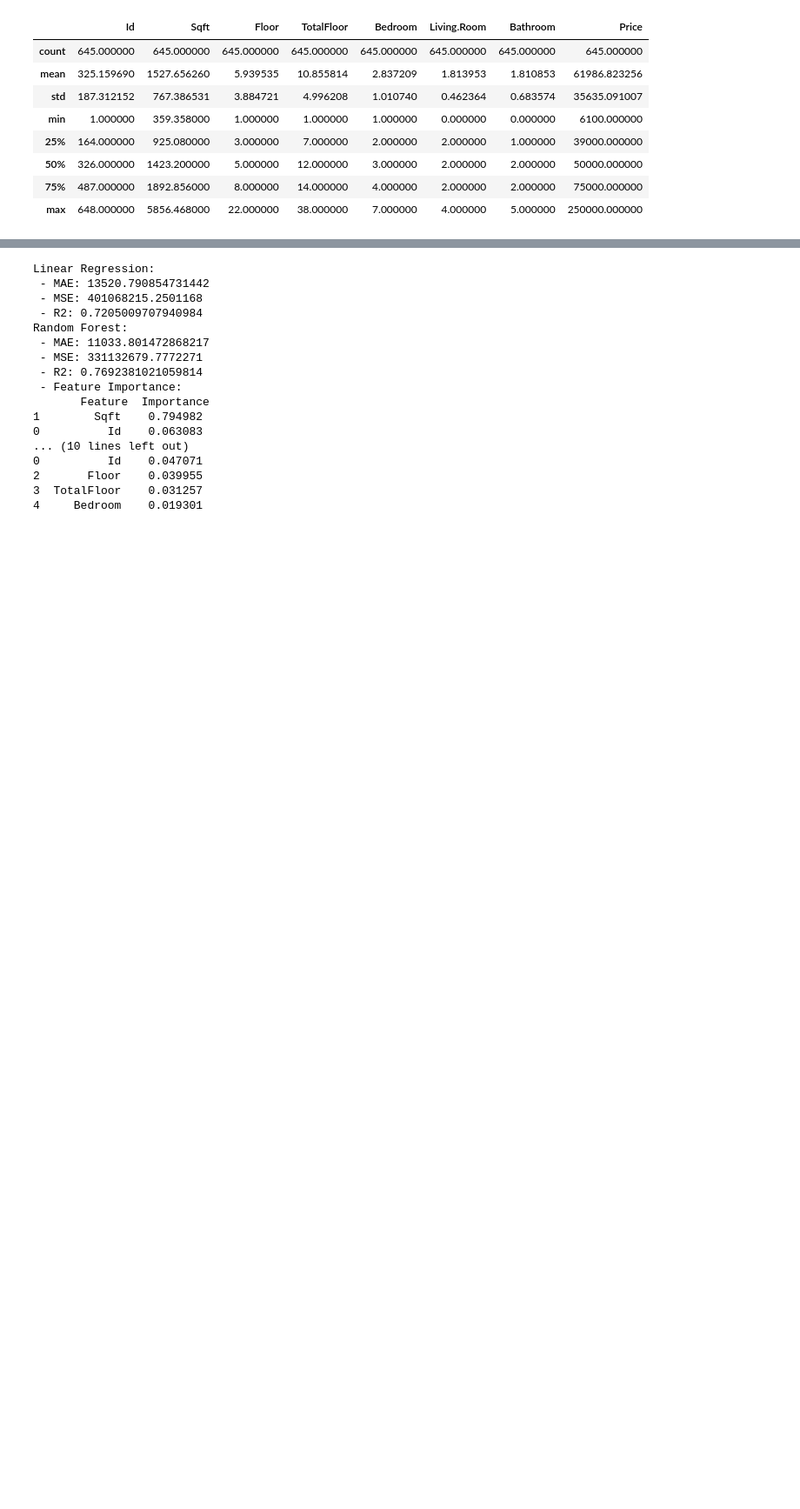
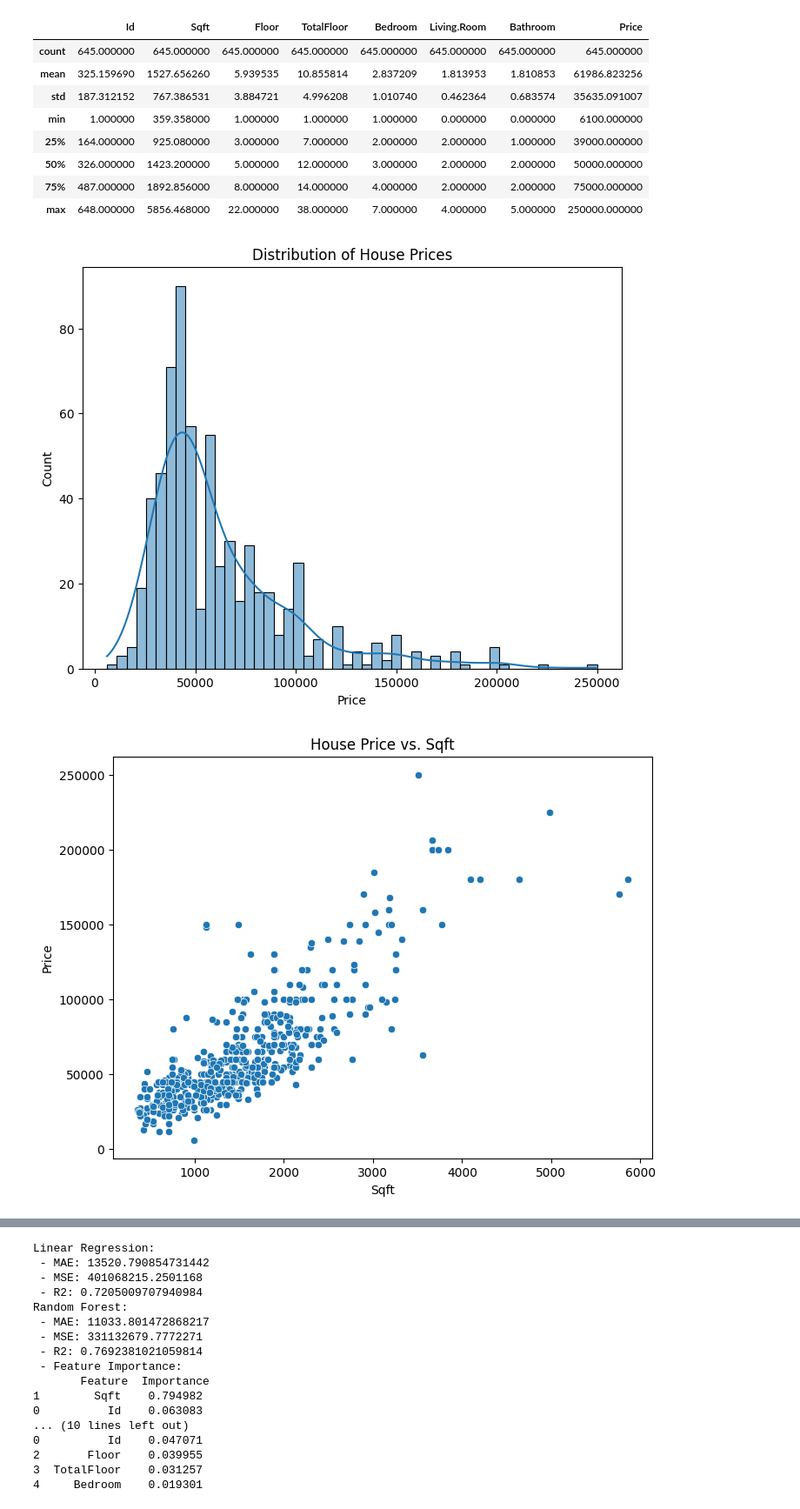
Before and after one commit to marioabduh/my_project, a Jupyter notebook: Python_Machine_Learning/House_Price_Project/house_price_prediction.ipynb, the cells around one changed output, grey strips where cells are left out. Shown at 87% size. Drawn from its saved outputs; the diff is of its cells as text; code cells hidden in the pictures; blank space fills up the shorter version.

Commit message:
Add plot to better understand the data and evaluate models

```diff
--- a/Python_Machine_Learning/House_Price_Project/house_price_prediction.ipynb
+++ b/Python_Machine_Learning/House_Price_Project/house_price_prediction.ipynb
@@ -59,6 +61,21 @@ memory usage: 40.4 KB
 | 50% | 326.000000 | 1423.200000 | 5.000000 | 12.000000 | 3.000000 | 2.000000 | 2.000000 | 50000.000000 |
 | 75% | 487.000000 | 1892.856000 | 8.000000 | 14.000000 | 4.000000 | 2.000000 | 2.000000 | 75000.000000 |
 | max | 648.000000 | 5856.468000 | 22.000000 | 38.000000 | 7.000000 | 4.000000 | 5.000000 | 250000.000000 |
+# %%
+# Histogram for house prices
+plt.figure(figsize=(8, 6))
+sns.histplot(data['Price'], bins=50, kde=True)
+plt.title('Distribution of House Prices')
+plt.show()
+
+# Scatter plot of Price vs Sqft
+plt.figure(figsize=(8, 6))
+sns.scatterplot(x=data['Sqft'], y=data['Price'])
+plt.title('House Price vs. Sqft')
+plt.show()
+# %% [output]
+[figure, added]
+[figure, added]
 # %%
 # 4. Handle missing values
 # Example: Impute missing values with the median for numerical columns
```
Also changed, not shown: parts of 3 cells of this notebook.
